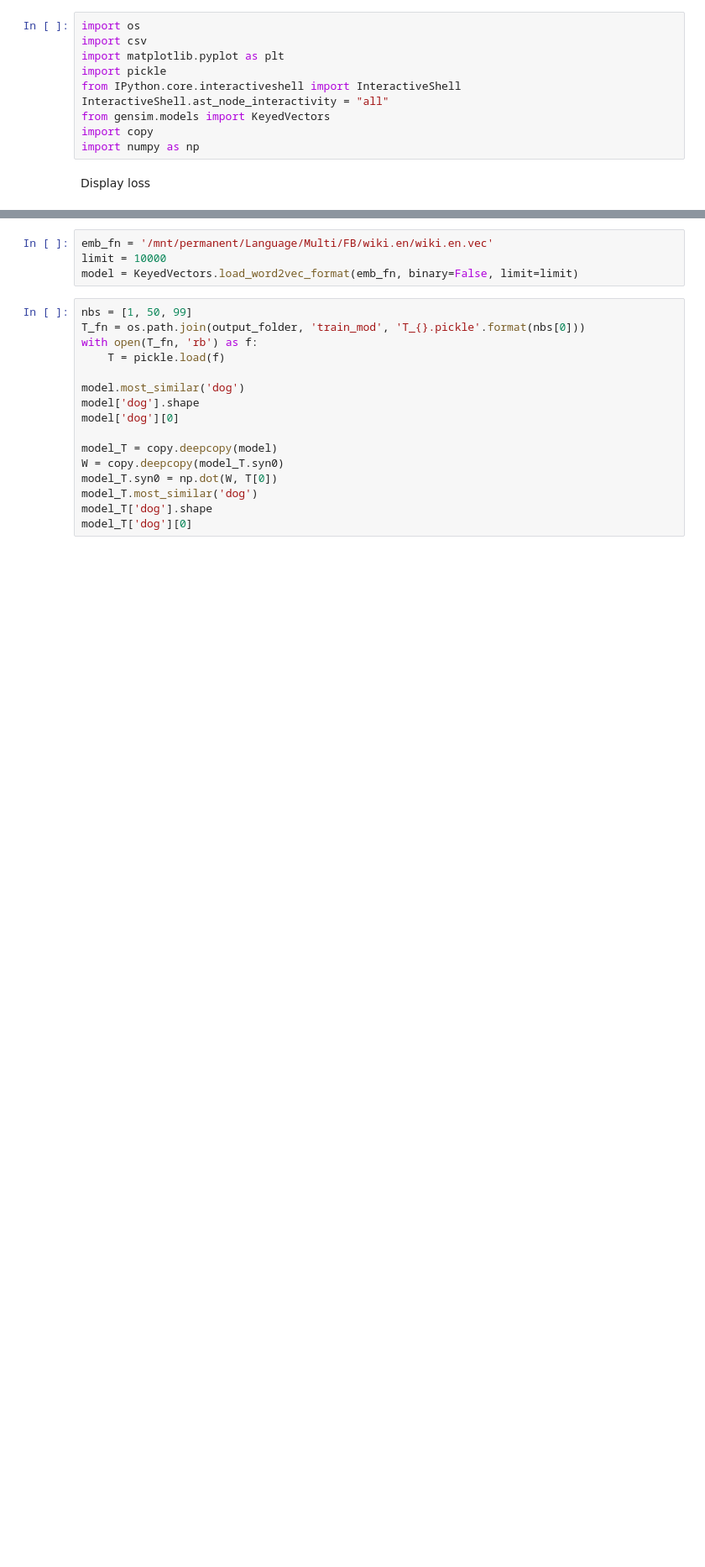
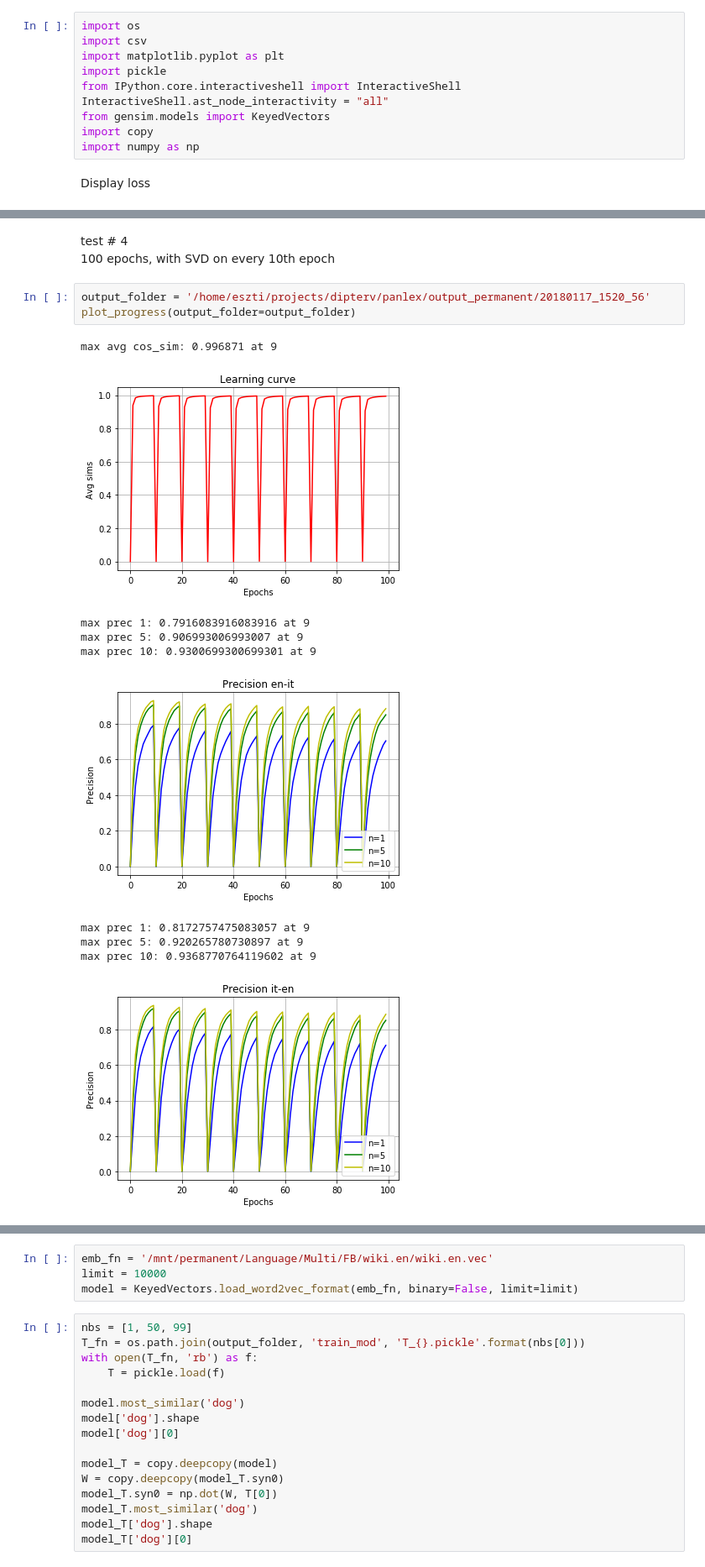
Before and after one commit to Eszti/dipterv, a Jupyter notebook: notebooks/panlex/progress/Smith_debug_learning_curve.ipynb, the cells around one changed output, grey strips where cells are left out. Shown: that part at 84% size. Cells and saved outputs as stored; diff of their text form; blank space fills up the shorter version.

```diff
--- a/notebooks/panlex/progress/Smith_debug_learning_curve.ipynb
+++ b/notebooks/panlex/progress/Smith_debug_learning_curve.ipynb
@@ -93,0 +131,17 @@ Check precision
+# %% [markdown]
+test # 4
+100 epochs, with SVD on every 10th epoch
+# %%
+output_folder = '/home/eszti/projects/dipterv/panlex/output_permanent/20180117_1520_56'
+plot_progress(output_folder=output_folder)
+# %% [output]
+max avg cos_sim: 0.996871 at 9
+[figure, added]
+max prec 1: 0.7916083916083916 at 9
+max prec 5: 0.906993006993007 at 9
+max prec 10: 0.9300699300699301 at 9
+[figure, added]
+max prec 1: 0.8172757475083057 at 9
+max prec 5: 0.920265780730897 at 9
+max prec 10: 0.9368770764119602 at 9
+[figure, added]
```
Also changed, not shown: parts of 24 cells of this notebook.
